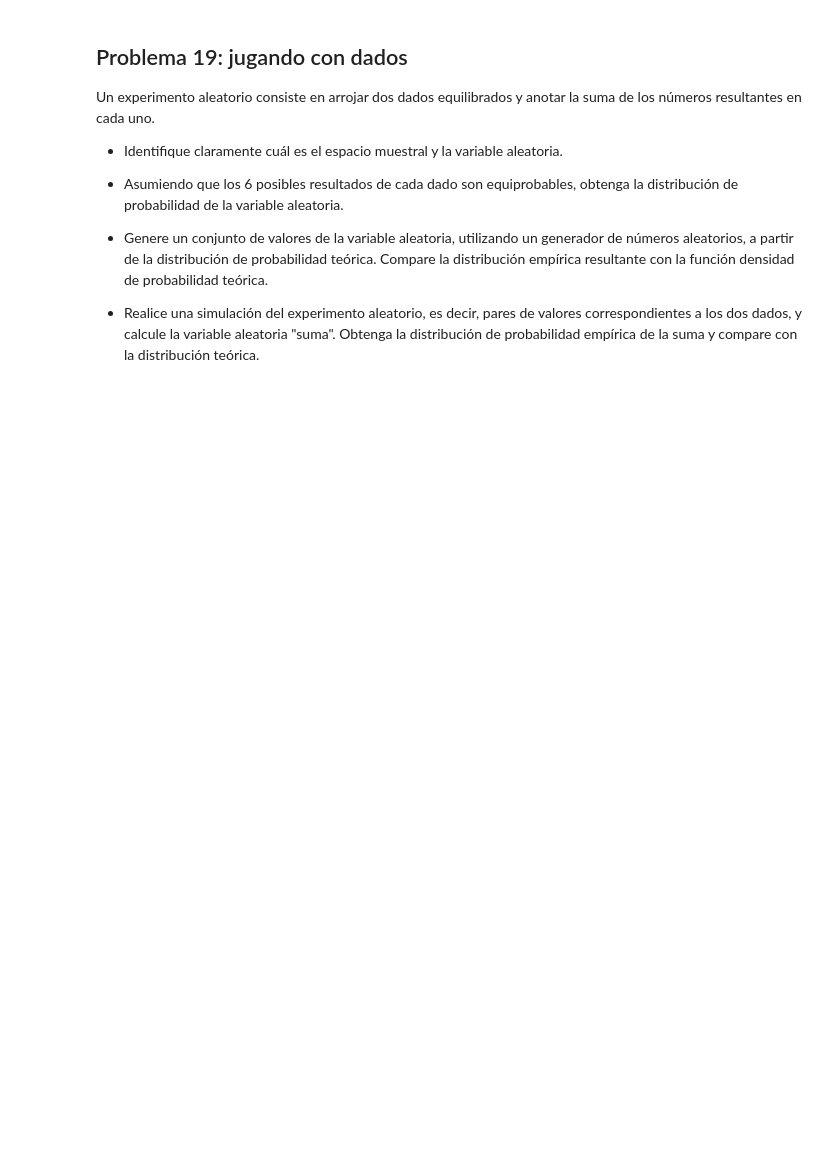
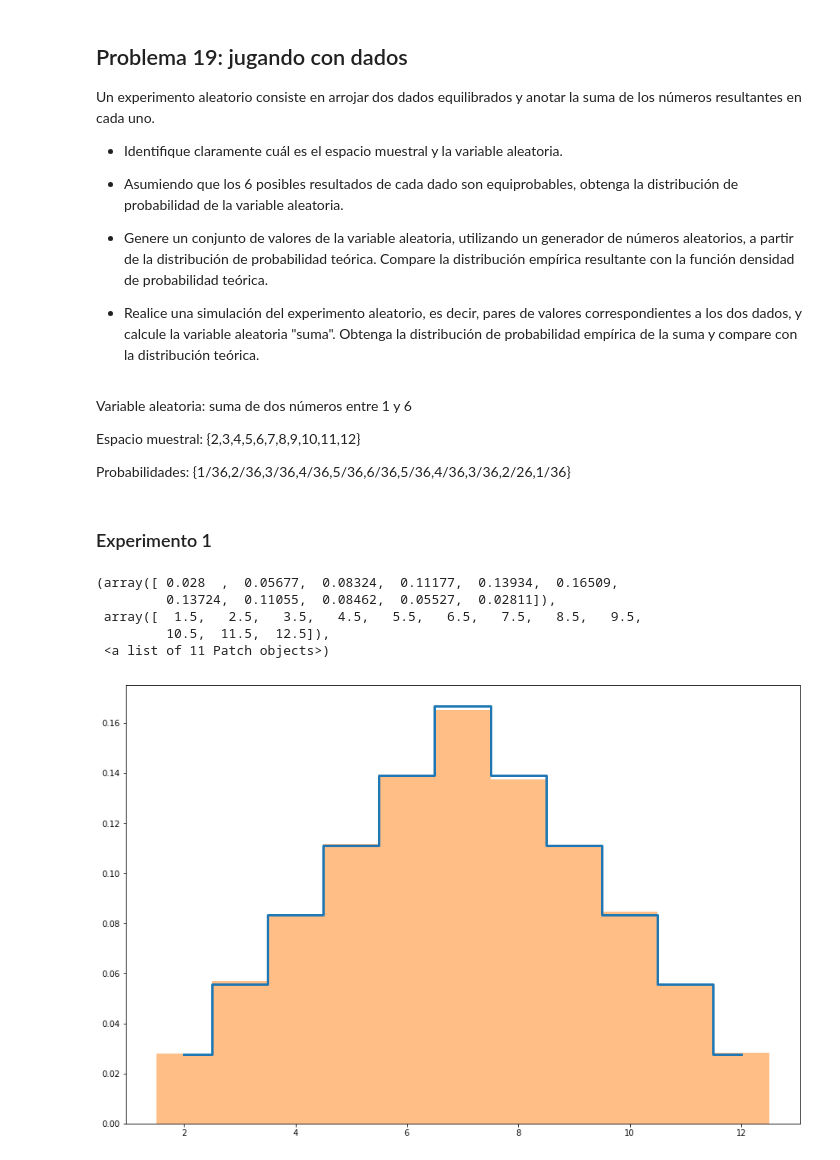
Before and after one commit to masgro/Astrostatistics, a Jupyter notebook: Practico1.ipynb, the cells around one changed output. Saved outputs shown, nothing was run; the diff lists cells and outputs as text; code cells hidden in the pictures; blank space fills up the shorter version.

```diff
--- a/Practico1.ipynb
+++ b/Practico1.ipynb
@@ -158,3 +158,29 @@ Un experimento aleatorio consiste en arrojar dos dados equilibrados y anotar la
 * Genere un conjunto de valores de la variable aleatoria, utilizando un generador de números aleatorios, a partir de la distribución de probabilidad teórica.  Compare la distribución empírica resultante con la función densidad de probabilidad teórica.
 
 * Realice una simulación del experimento aleatorio, es decir, pares de valores correspondientes a los dos dados, y calcule la variable aleatoria "suma".  Obtenga la distribución de probabilidad empírica de la suma y compare con la distribución teórica.
+# %% [markdown]
+Variable aleatoria: suma de dos números entre 1 y 6
+
+Espacio muestral: {2,3,4,5,6,7,8,9,10,11,12}
+
+Probabilidades: {1/36,2/36,3/36,4/36,5/36,6/36,5/36,4/36,3/36,2/26,1/36}
+# %% [markdown]
+### Experimento 1
+# %%
+suma = np.array([2,3,4,5,6,7,8,9,10,11,12])
+prob = np.array([1,2,3,4,5,6,5,4,3,2,1])/36.
+
+plt.step(suma,prob,where='mid',lw=3)
+
+size = 100000
+x = np.random.choice(suma,p=prob,size=size)
+
+bins = np.linspace(1.5,12.5,12)
+plt.hist(x,bins=bins,normed=True,align='mid',alpha=0.5)
+# %% [output]
+(array([ 0.028  ,  0.05677,  0.08324,  0.11177,  0.13934,  0.16509,
+         0.13724,  0.11055,  0.08462,  0.05527,  0.02811]),
+ array([  1.5,   2.5,   3.5,   4.5,   5.5,   6.5,   7.5,   8.5,   9.5,
+         10.5,  11.5,  12.5]),
+ <a list of 11 Patch objects>)
+[figure, added]
```
Also changed, not shown: parts of 9 cells of this notebook.
